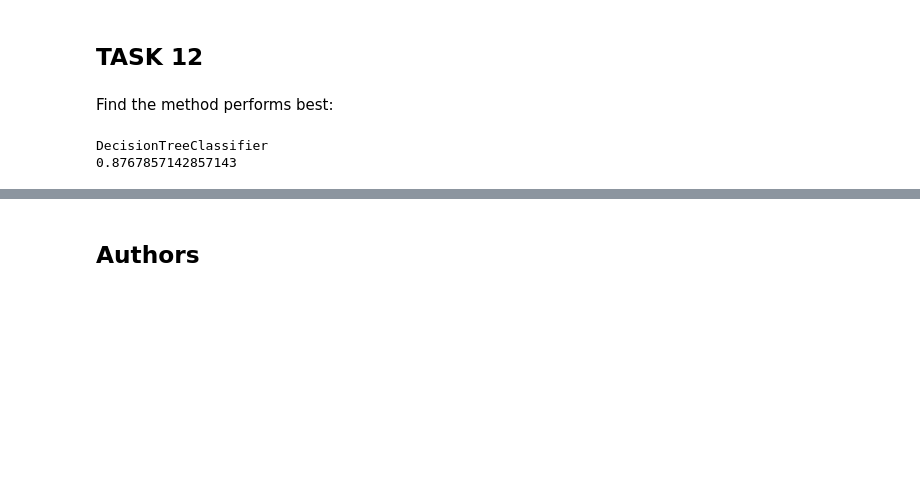
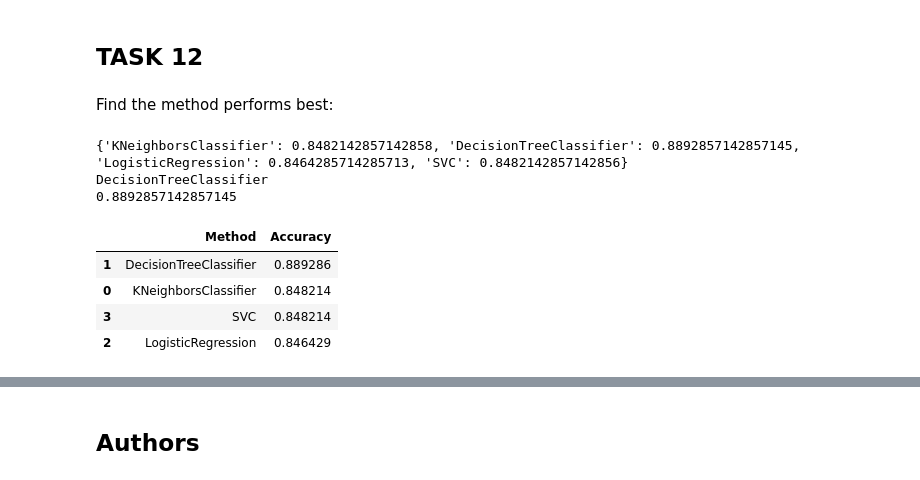
Before and after one commit to WinPhyton/CapstoneProject, a Jupyter notebook: W4-1_SpaceX_Machine Learning Prediction_Part_5.ipynb, the cells around one changed output, grey strips where cells are left out. Drawn from its saved outputs; the diff is of its cells as text; code cells hidden in the pictures; blank space fills up the shorter version.

```diff
--- a/W4-1_SpaceX_Machine Learning Prediction_Part_5.ipynb
+++ b/W4-1_SpaceX_Machine Learning Prediction_Part_5.ipynb
@@ -319,8 +319,21 @@ methods = {'KNeighborsClassifier':knn_cv.best_score_,
 
 best_method = max(methods, key=methods.get)
 
+print(methods)
 print(best_method)
 print(methods.get(best_method))
 # %% [output]
+{'KNeighborsClassifier': 0.8482142857142858, 'DecisionTreeClassifier': 0.8892857142857145, 'LogisticRegression': 0.8464285714285713, 'SVC': 0.8482142857142856}
 DecisionTreeClassifier
-0.8767857142857143
+0.8892857142857145
+# %%
+methods_df = pd.DataFrame({'Method': list(methods.keys()),'Accuracy':list(methods.values())})
+
+methods_df.sort_values(by=['Accuracy'], inplace=True, ascending=False)
+methods_df.head()
+# %% [output]
+|  | Method | Accuracy |
+| 1 | DecisionTreeClassifier | 0.889286 |
+| 0 | KNeighborsClassifier | 0.848214 |
+| 3 | SVC | 0.848214 |
+| 2 | LogisticRegression | 0.846429 |
```
Also changed, not shown: parts of 2 cells of this notebook.
